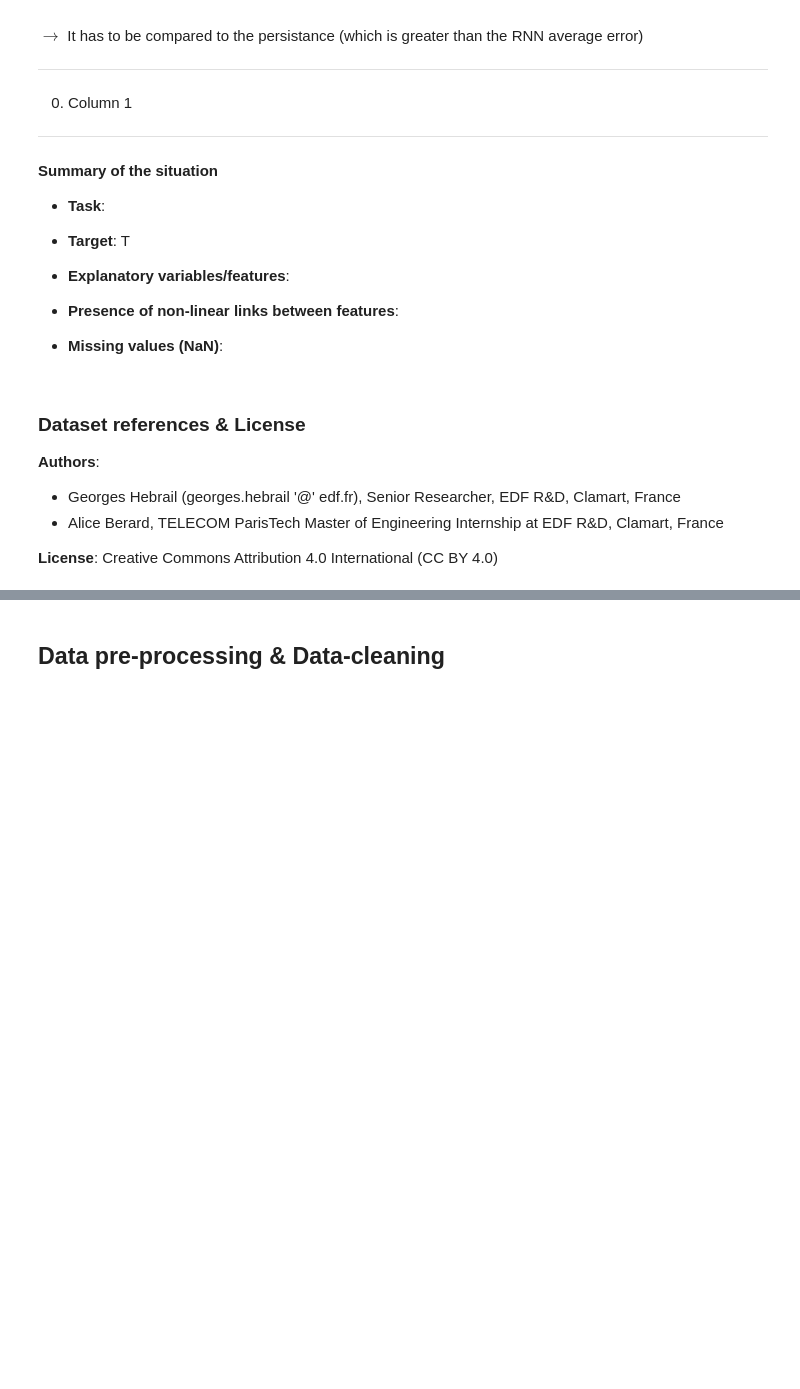
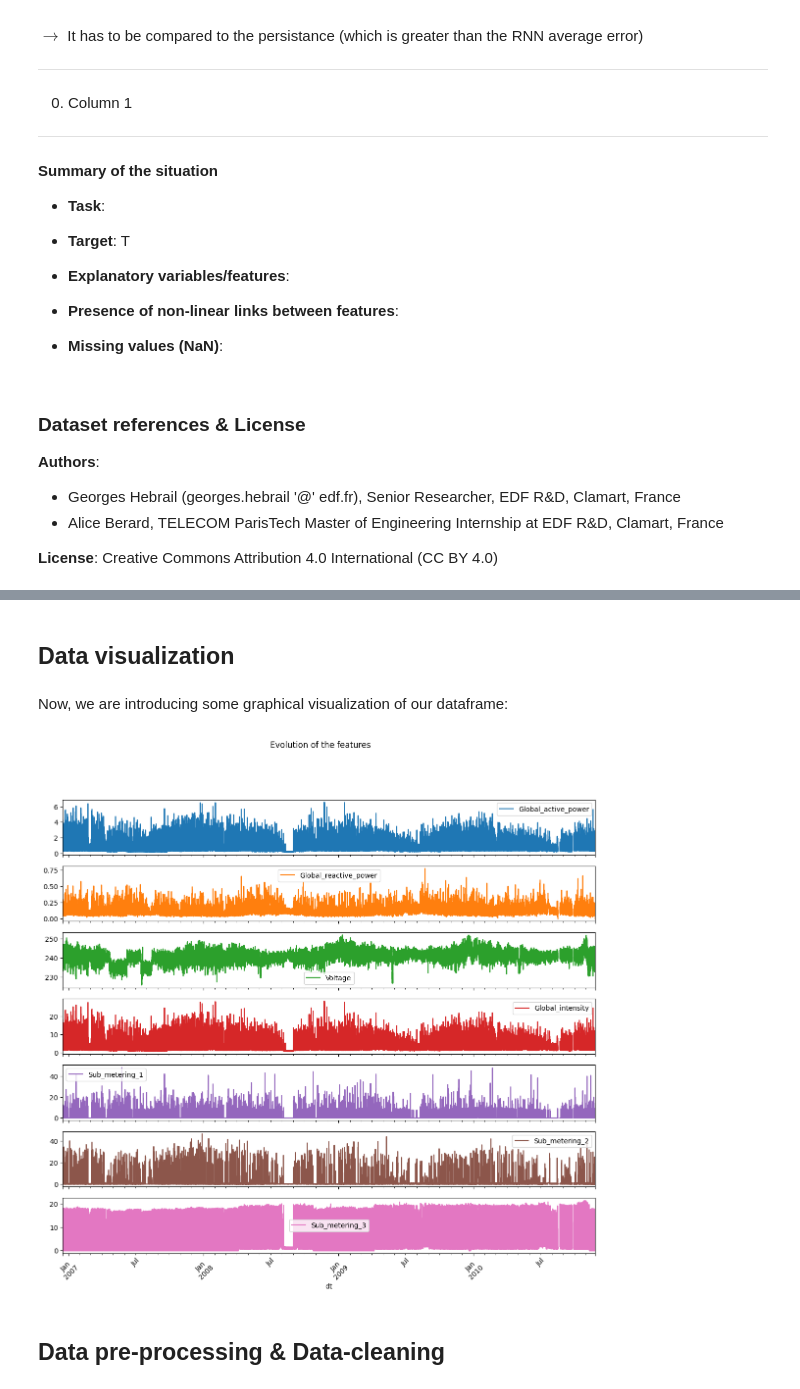
Before and after one commit to lcsrodriguez/dl-practicals, a Jupyter notebook: p4/p4.ipynb, the cells around one changed output, grey strips where cells are left out. Saved outputs shown, nothing was run; the diff lists cells and outputs as text; code cells hidden in the pictures; blank space fills up the shorter version.

Commit message:
Adding data viz (H)

```diff
--- a/p4/p4.ipynb
+++ b/p4/p4.ipynb
@@ -217,6 +217,20 @@ df.head(10)
 | 2006-12-16 17:31:00 | 3.700 | 0.520 | 235.22 | 15.8 | 0.0 | 1.0 | ... |
 | 2006-12-16 17:32:00 | 3.668 | 0.510 | 233.99 | 15.8 | 0.0 | 1.0 | ... |
 | 2006-12-16 17:33:00 | 3.662 | 0.510 | 233.86 | 15.8 | 0.0 | 2.0 | ... |
+# %% [markdown]
+## Data visualization
+# %% [markdown]
+Now, we are introducing some graphical visualization of our dataframe:
+# %%
+_ = df.resample("h").mean().plot(subplots=True,
+                             figsize=(14,12),
+                             #sharex=True,
+                             title="Evolution of the features",
+                             #layout=(4,2)
+                             rot=45
+                            )
+# %% [output]
+[figure, added]
 # %% [markdown]
 ## Data pre-processing & Data-cleaning
 # %% [markdown]
```
